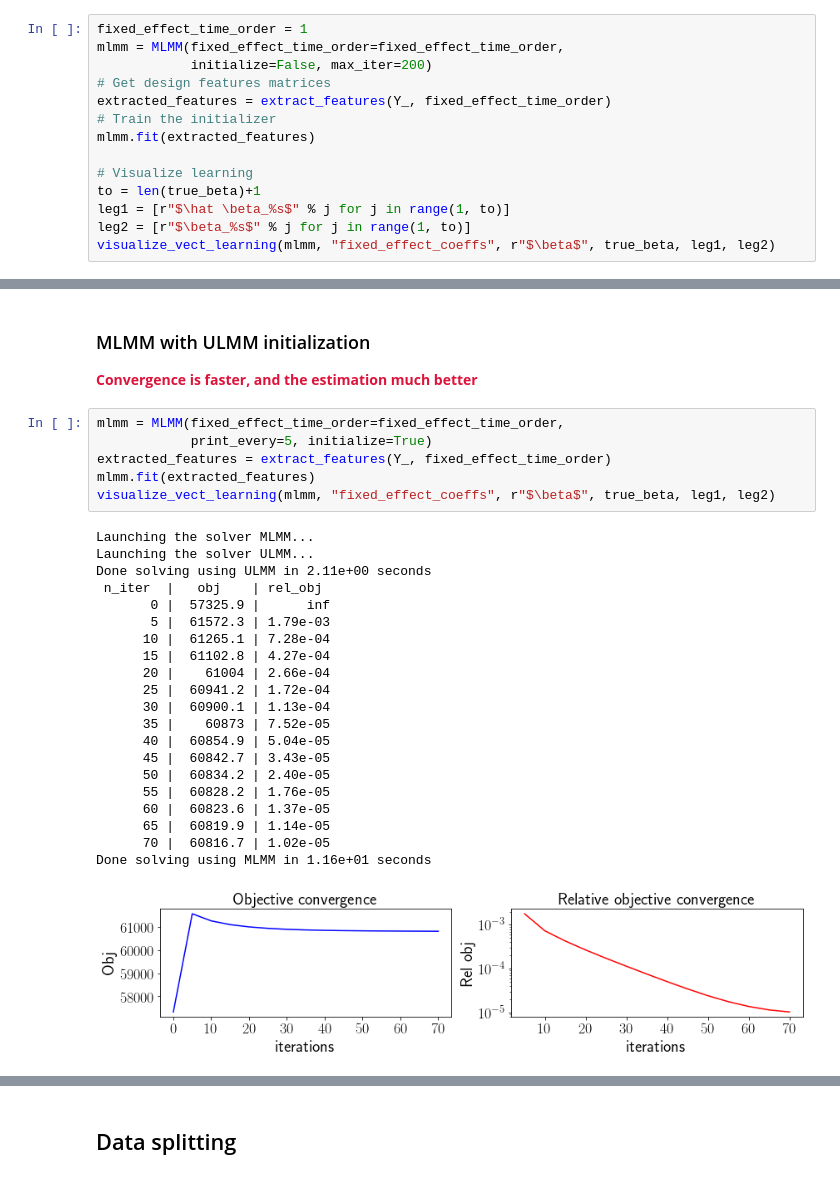
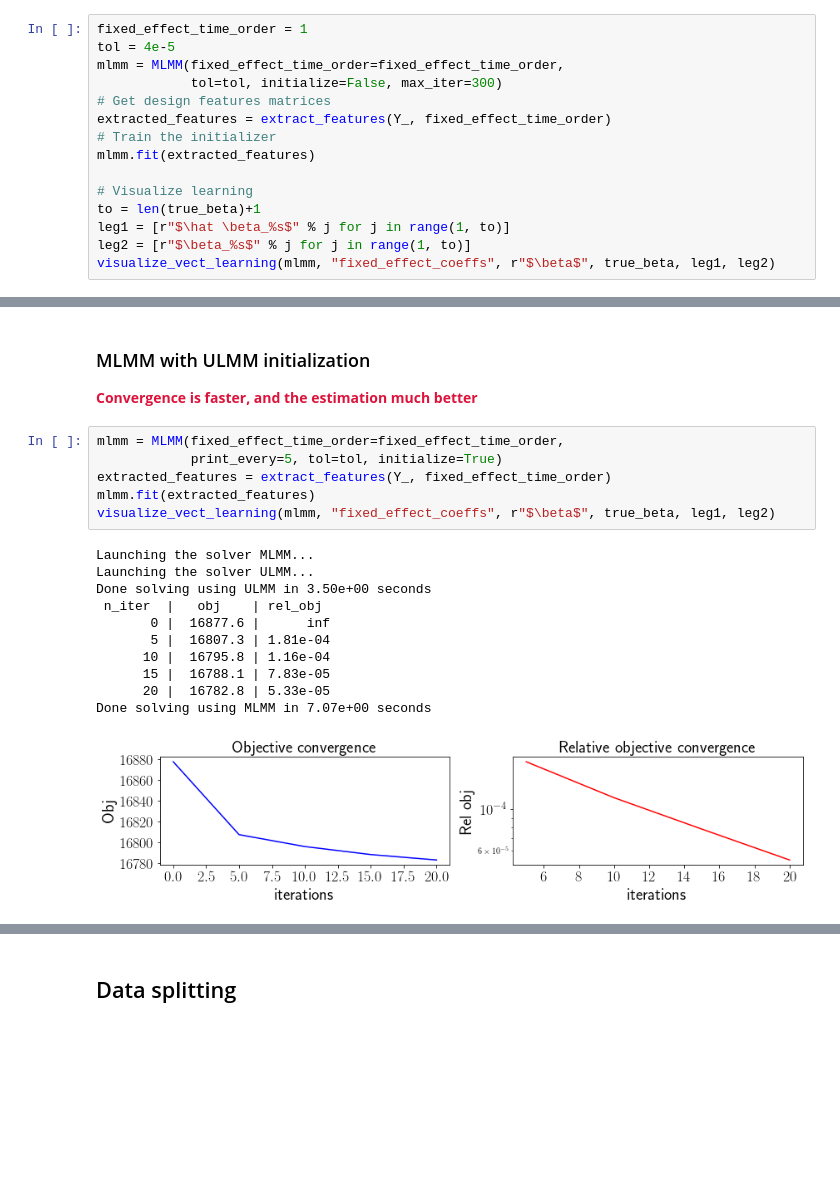
Before and after one commit to Califrais/flash, a Jupyter notebook: Lights tutorial.ipynb, the cells around one changed output, grey strips where cells are left out. Saved outputs shown, nothing was run; the diff lists cells and outputs as text; blank space fills up the shorter version.

```diff
--- a/Lights tutorial.ipynb
+++ b/Lights tutorial.ipynb
@@ -270,8 +270,9 @@ Done simulating using SimuJointLongitudinalSurvival in 1.82e+00 seconds.
 For instance $\beta^{(0)}=\textbf{0}$
 # %%
 fixed_effect_time_order = 1
+tol = 4e-5
 mlmm = MLMM(fixed_effect_time_order=fixed_effect_time_order,
-            initialize=False, max_iter=200)
+            tol=tol, initialize=False, max_iter=300)
 # Get design features matrices
 extracted_features = extract_features(Y_, fixed_effect_time_order)
 # Train the initializer
@@ -306,29 +309,19 @@ Done solving using MLMM in 1.51e+01 seconds
 <span style="color:crimson">**Convergence is faster, and the estimation much better**</span>
 # %%
 mlmm = MLMM(fixed_effect_time_order=fixed_effect_time_order,
-            print_every=5, initialize=True)
+            print_every=5, tol=tol, initialize=True)
 extracted_features = extract_features(Y_, fixed_effect_time_order)
 mlmm.fit(extracted_features)
 visualize_vect_learning(mlmm, "fixed_effect_coeffs", r"$\beta$", true_beta, leg1, leg2)
 # %% [output]
 Launching the solver MLMM...
 Launching the solver ULMM...
-Done solving using ULMM in 2.11e+00 seconds
+Done solving using ULMM in 3.50e+00 seconds
  n_iter  |   obj    | rel_obj
-       0 |  57325.9 |      inf
-       5 |  61572.3 | 1.79e-03
-      10 |  61265.1 | 7.28e-04
-      15 |  61102.8 | 4.27e-04
-      20 |    61004 | 2.66e-04
-      25 |  60941.2 | 1.72e-04
-      30 |  60900.1 | 1.13e-04
-      35 |    60873 | 7.52e-05
-      40 |  60854.9 | 5.04e-05
-      45 |  60842.7 | 3.43e-05
-      50 |  60834.2 | 2.40e-05
-      55 |  60828.2 | 1.76e-05
-      60 |  60823.6 | 1.37e-05
-      65 |  60819.9 | 1.14e-05
-      70 |  60816.7 | 1.02e-05
-Done solving using MLMM in 1.16e+01 seconds
+       0 |  16877.6 |      inf
+       5 |  16807.3 | 1.81e-04
+      10 |  16795.8 | 1.16e-04
+      15 |  16788.1 | 7.83e-05
+      20 |  16782.8 | 5.33e-05
+Done solving using MLMM in 7.07e+00 seconds
-[figure, old version]
+[figure, new version]
```
Also changed, not shown: parts of 3 cells of this notebook, 1 other file.
